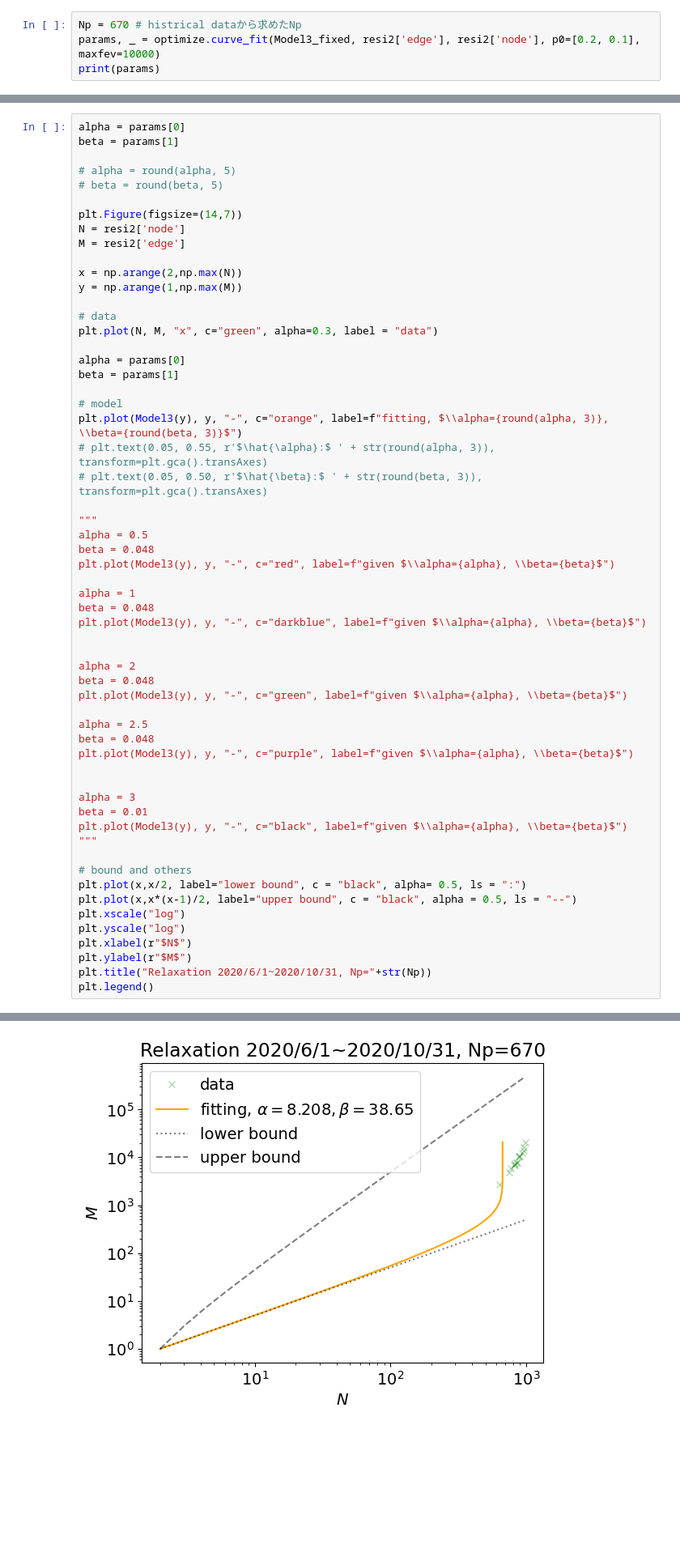
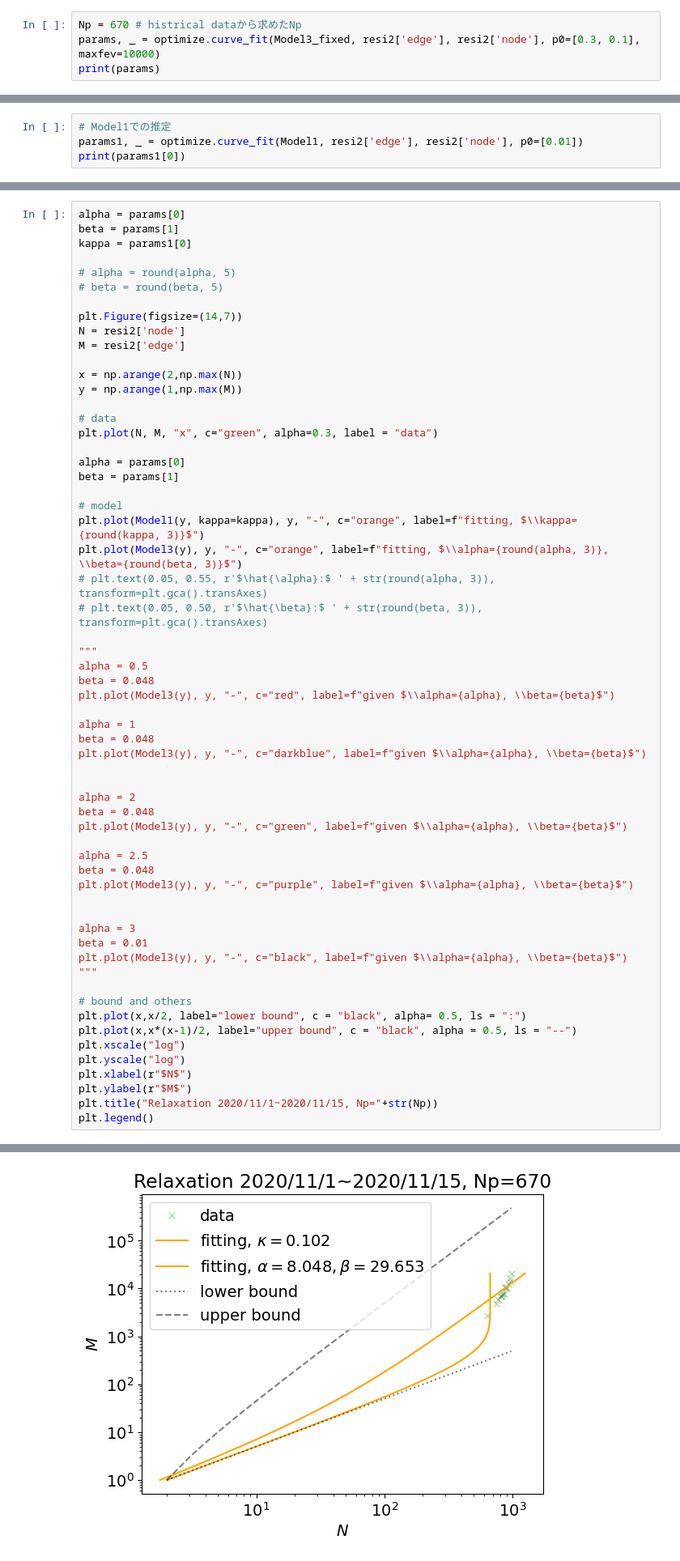
Before and after one commit to yiadka/mobility_scaling, a Jupyter notebook: notebooks/lockdown.ipynb, the cells around one changed output, grey strips where cells are left out. Shown at 81% size. Saved outputs shown, nothing was run; the diff lists cells and outputs as text; blank space fills up the shorter version.

```diff
--- a/notebooks/lockdown.ipynb
+++ b/notebooks/lockdown.ipynb
@@ -444,6 +475,6 @@ plt.legend()
 ## 2020/11~直前
 # %%
 Np = 670 # histrical dataから求めたNp
-params, _ = optimize.curve_fit(Model3_fixed, resi2['edge'], resi2['node'], p0=[0.2, 0.1], maxfev=10000)
+params, _ = optimize.curve_fit(Model3_fixed, resi2['edge'], resi2['node'], p0=[0.3, 0.1], maxfev=10000)
 print(params)
 # %% [output]
@@ -450,0 +482,4 @@ print(params)
+# %%
+# Model1での推定
+params1, _ = optimize.curve_fit(Model1, resi2['edge'], resi2['node'], p0=[0.01])
+print(params1[0])
@@ -451,6 +488,7 @@ print(params)
 # %%
 alpha = params[0]
 beta = params[1]
+kappa = params1[0]
 
 # alpha = round(alpha, 5)
 # beta = round(beta, 5)
@@ -469,6 +507,7 @@ alpha = params[0]
 beta = params[1]
 
 # model
+plt.plot(Model1(y, kappa=kappa), y, "-", c="orange", label=f"fitting, $\\kappa={round(kappa, 3)}$")
 plt.plot(Model3(y), y, "-", c="orange", label=f"fitting, $\\alpha={round(alpha, 3)}, \\beta={round(beta, 3)}$")
 # plt.text(0.05, 0.55, r'$\hat{\alpha}:$ ' + str(round(alpha, 3)), transform=plt.gca().transAxes)
 # plt.text(0.05, 0.50, r'$\hat{\beta}:$ ' + str(round(beta, 3)), transform=plt.gca().transAxes)
@@ -480,32 +519,32 @@ plt.plot(Model3(y), y, "-", c="red", label=f"given $\\alpha={alpha}, \\beta={bet
 
 alpha = 1
 beta = 0.048
 plt.plot(Model3(y), y, "-", c="darkblue", label=f"given $\\alpha={alpha}, \\beta={beta}$")
 
 
 alpha = 2
 beta = 0.048
 plt.plot(Model3(y), y, "-", c="green", label=f"given $\\alpha={alpha}, \\beta={beta}$")
 
 alpha = 2.5
 beta = 0.048
 plt.plot(Model3(y), y, "-", c="purple", label=f"given $\\alpha={alpha}, \\beta={beta}$")
 
 
 alpha = 3
 beta = 0.01
 plt.plot(Model3(y), y, "-", c="black", label=f"given $\\alpha={alpha}, \\beta={beta}$")
 """
 
 # bound and others
 plt.plot(x,x/2, label="lower bound", c = "black", alpha= 0.5, ls = ":")
 plt.plot(x,x*(x-1)/2, label="upper bound", c = "black", alpha = 0.5, ls = "--")
 plt.xscale("log")
 plt.yscale("log")
 plt.xlabel(r"$N$")
 plt.ylabel(r"$M$")
-plt.title("Relaxation 2020/6/1~2020/10/31, Np="+str(Np))
+plt.title("Relaxation 2020/11/1~2020/11/15, Np="+str(Np))
 plt.legend()
 # %% [output]
 <matplotlib.legend.Legend at 0x...>
-[figure, old version]
+[figure, new version]
```
Also changed, not shown: parts of 10 cells of this notebook, 1 other file.
